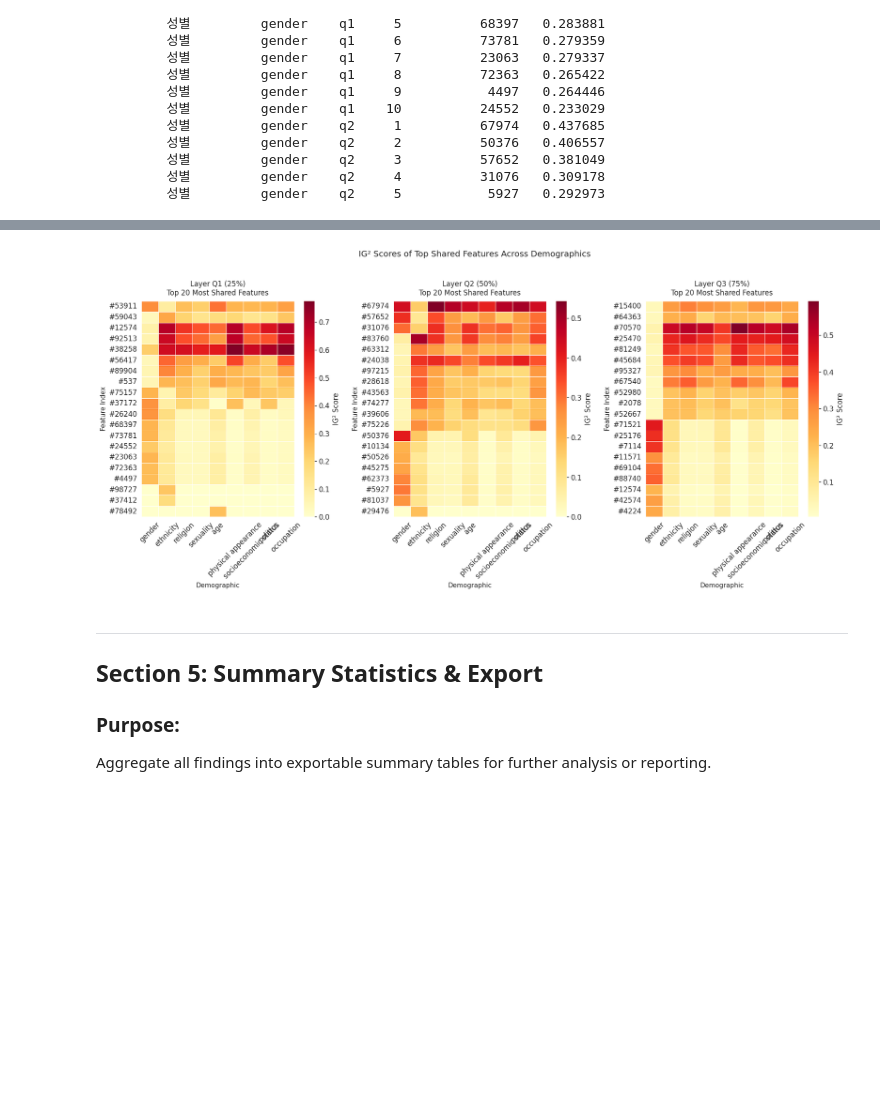
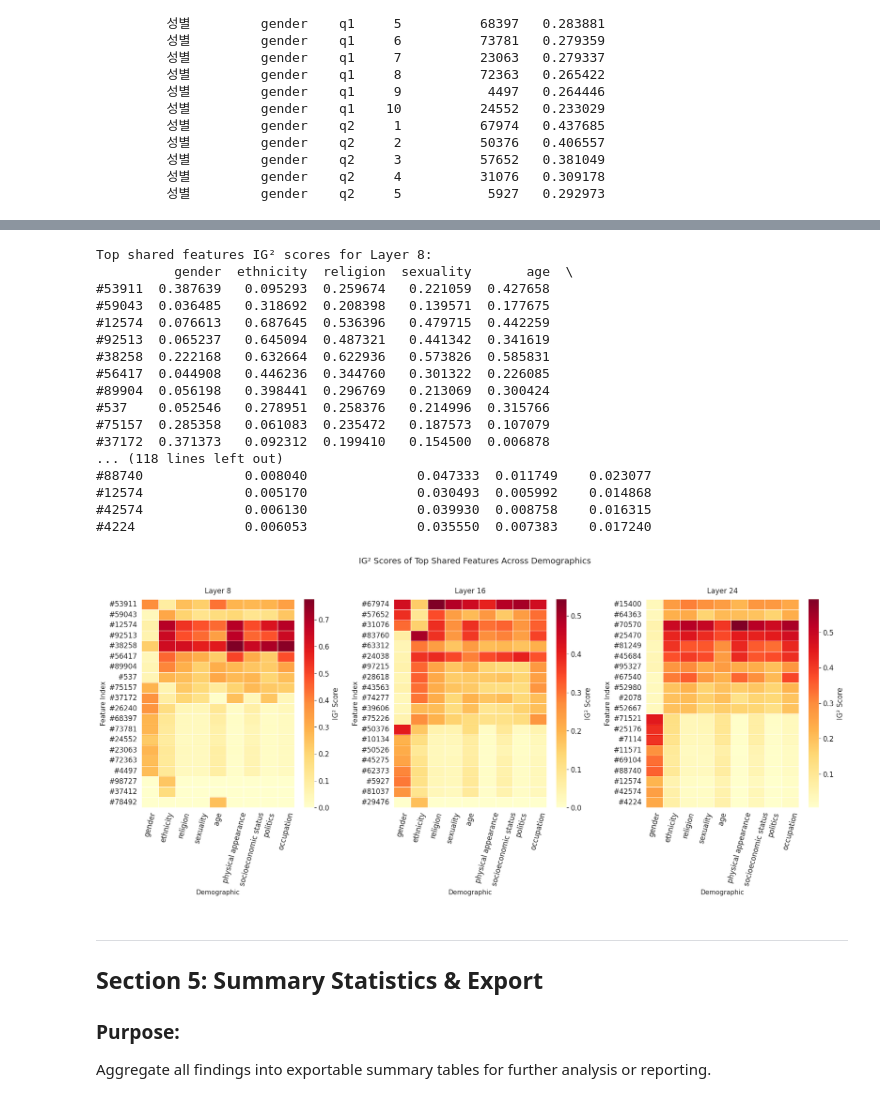
Before and after one commit to youngjinss/Korean-Bias-SAE, a Jupyter notebook: notebooks/visualizations/03_analyze_important_neurons.ipynb, the cells around one changed output, grey strips where cells are left out. Cells and saved outputs as stored; diff of their text form; code cells hidden in the pictures; blank space fills up the shorter version.

```diff
--- a/notebooks/visualizations/03_analyze_important_neurons.ipynb
+++ b/notebooks/visualizations/03_analyze_important_neurons.ipynb
@@ -1010,36 +1010,56 @@ for idx, lq in enumerate(LAYER_QUANTILES):
 
     for i, feat_idx in enumerate(top_feature_indices):
         for j, demo in enumerate(DEMOGRAPHICS):
             if lq in ig2_data[demo]:
                 scores = ig2_data[demo][lq]['scores']
                 matrix[i, j] = scores[feat_idx]
 
     # Create DataFrame
     df_matrix = pd.DataFrame(
         matrix,
         index=[f'#{idx}' for idx in top_feature_indices],
         columns=[DEMOGRAPHIC_EN[d] for d in DEMOGRAPHICS]
     )
 
     sns.heatmap(
         df_matrix,
         cmap='YlOrRd',
         ax=ax,
         cbar_kws={'label': 'IG² Score'},
         linewidths=0.5,
     )
 
-    ax.set_title(f'{LAYER_LABELS[lq]}\nTop 20 Most Shared Features', fontsize=12, pad=10)
+    ax.set_title(f'{LAYER_LABELS[lq]}', fontsize=12, pad=10)
     ax.set_xlabel('Demographic', fontsize=11)
     ax.set_ylabel('Feature Index', fontsize=11)
-    ax.tick_params(axis='x', rotation=45)
+    ax.tick_params(axis='x', rotation=75)
+
+    print(f'\nTop shared features IG² scores for {LAYER_LABELS[lq]}:')
+    print(df_matrix)
 
 plt.suptitle('IG² Scores of Top Shared Features Across Demographics', fontsize=14, y=1.02)
 plt.tight_layout()
 plt.savefig(ASSETS_DIR / f"important_neurons_feature_demographic_heatmap_{STAGE}.png", dpi=300, bbox_inches='tight')
 plt.show()
 # %% [output]
+Top shared features IG² scores for Layer 8:
+          gender  ethnicity  religion  sexuality       age  \
+#53911  0.387639   0.095293  0.259674   0.221059  0.427658
+#59043  0.036485   0.318692  0.208398   0.139571  0.177675
+#12574  0.076613   0.687645  0.536396   0.479715  0.442259
+#92513  0.065237   0.645094  0.487321   0.441342  0.341619
+#38258  0.222168   0.632664  0.622936   0.573826  0.585831
+#56417  0.044908   0.446236  0.344760   0.301322  0.226085
+#89904  0.056198   0.398441  0.296769   0.213069  0.300424
+#537    0.052546   0.278951  0.258376   0.214996  0.315766
+#75157  0.285358   0.061083  0.235472   0.187573  0.107079
+#37172  0.371373   0.092312  0.199410   0.154500  0.006878
+... (118 lines left out)
+#88740             0.008040              0.047333  0.011749    0.023077
+#12574             0.005170              0.030493  0.005992    0.014868
+#42574             0.006130              0.039930  0.008758    0.016315
+#4224              0.006053              0.035550  0.007383    0.017240
-[figure, old version]
+[figure, new version]
 # %% [markdown]
 ---
 ## Section 5: Summary Statistics & Export
```
Also changed, not shown: parts of 1 cell of this notebook, 1 other file.
